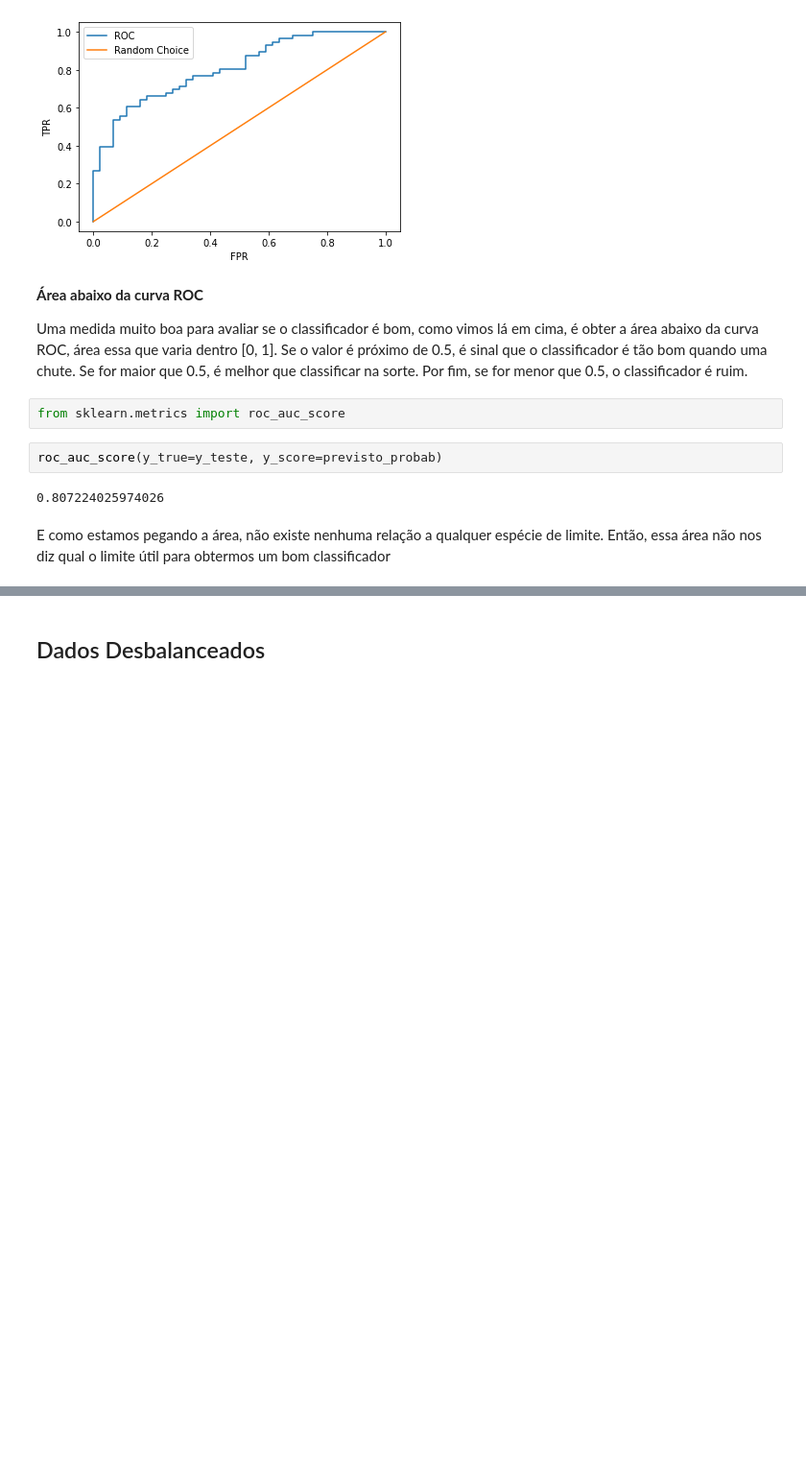
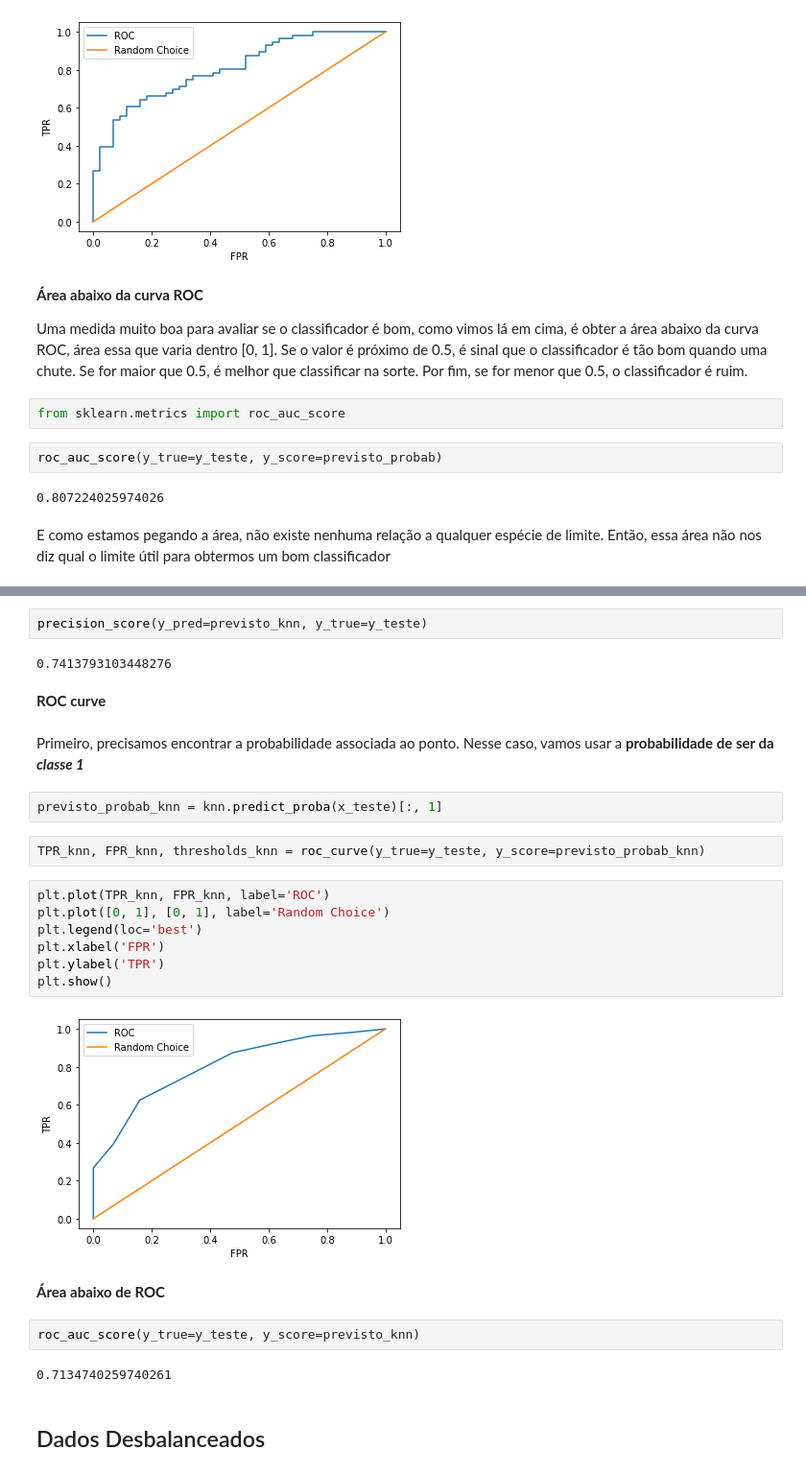
Before and after one commit to mikaelcordeiro/semanas, a Jupyter notebook: semana9/semana_9.ipynb, the cells around one changed output, grey strips where cells are left out. Shown: that part at 96% size. Cells and saved outputs as stored; diff of their text form; blank space fills up the shorter version.

```diff
--- a/semana9/semana_9.ipynb
+++ b/semana9/semana_9.ipynb
@@ -567,2 +670,29 @@ E como estamos pegando a área, não existe nenhuma relação a qualquer espéci
+# %%
+precision_score(y_pred=previsto_knn, y_true=y_teste)
+# %% [output]
+0.7413793103448276
+# %% [markdown]
+**ROC curve**
+# %% [markdown]
+Primeiro, precisamos encontrar a probabilidade associada ao ponto. Nesse caso, vamos usar a **probabilidade de ser da *classe 1***
+# %%
+previsto_probab_knn = knn.predict_proba(x_teste)[:, 1]
+# %%
+TPR_knn, FPR_knn, thresholds_knn = roc_curve(y_true=y_teste, y_score=previsto_probab_knn)
+# %%
+plt.plot(TPR_knn, FPR_knn, label='ROC')
+plt.plot([0, 1], [0, 1], label='Random Choice')
+plt.legend(loc='best')
+plt.xlabel('FPR')
+plt.ylabel('TPR')
+plt.show()
+# %% [output]
+[figure, added]
+# %% [markdown]
+**Área abaixo de ROC**
+# %%
+roc_auc_score(y_true=y_teste, y_score=previsto_knn)
+# %% [output]
+0.7134740259740261
 # %% [markdown]
 ## Dados Desbalanceados
```
Also changed, not shown: parts of 25 cells of this notebook.
